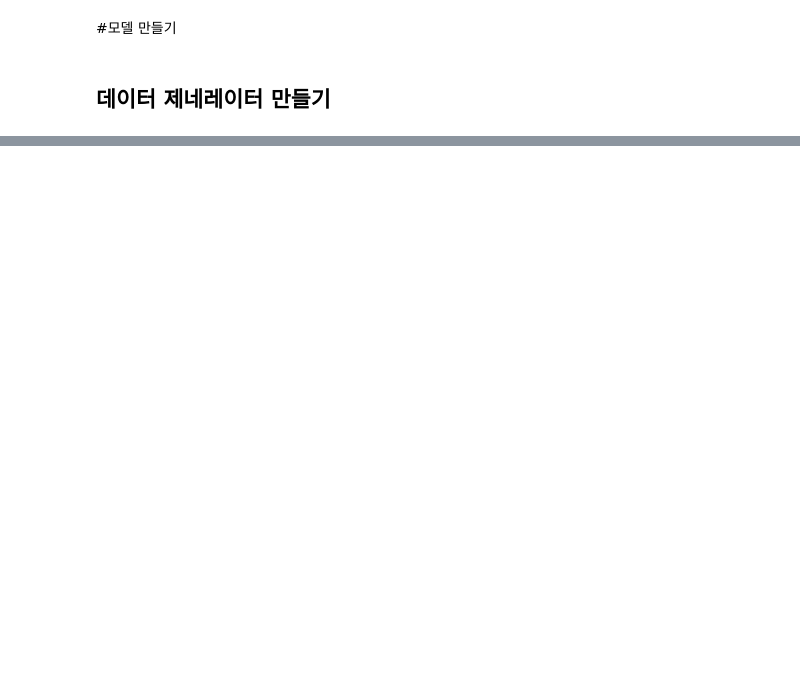
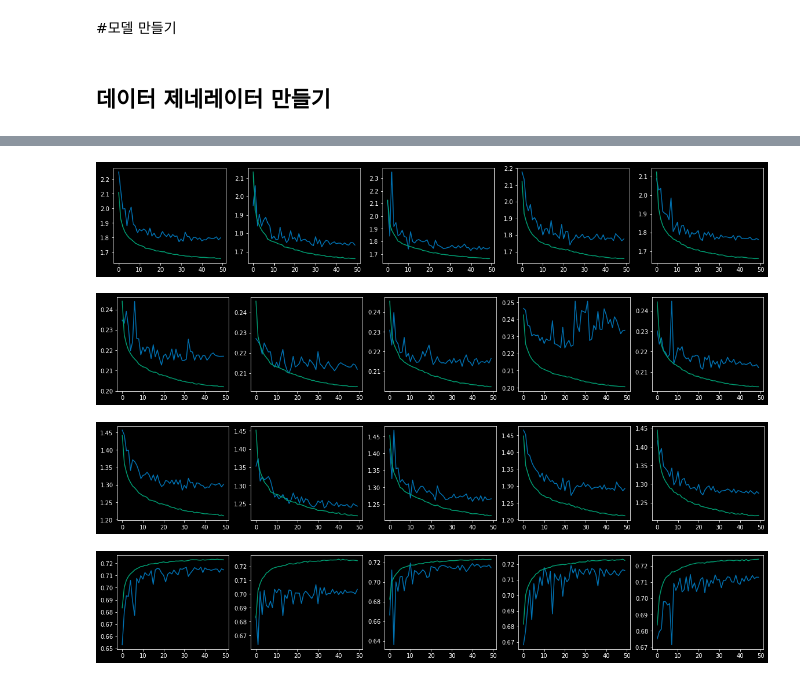
Before and after one commit to deagwon97/dacon-satellite-precipitation, a Jupyter notebook: ResNet_base_model_TPU.ipynb, the cells around one changed output, grey strips where cells are left out. Cells and saved outputs as stored; diff of their text form; code cells hidden in the pictures; blank space fills up the shorter version.

```diff
--- a/ResNet_base_model_TPU.ipynb
+++ b/ResNet_base_model_TPU.ipynb
@@ -199,5 +205,3 @@ def get_validation_dataset(dataset,batch_size = None):
     dataset = dataset.cache()
     dataset = dataset.prefetch(AUTO) # prefetch next batch while training (autotune prefetch buffer size)
     return dataset
-# %%
- model = tf.keras.models.load_model('/content/model_trainonly_4.h5')
@@ -378,19 +322,11 @@ def maeOverFscore(y_true, y_pred):
 # %%
-import tensorflow as tf
-import os
-import tensorflow_datasets as tfds
-from sklearn.model_selection import KFold
-AUTOTUNE = tf.data.experimental.AUTOTUNE
-AUTO = tf.data.experimental.AUTOTUNE
-
 k_fold = KFold(n_splits=5, shuffle=True, random_state=7777)
-
 
 model_number = 0
 histories = []
 for train_idx, val_idx in k_fold.split(train):
     print(f'Fold{model_number + 1}')
-    x_val, y_val = train[val_idx, :, :, :10], train[val_idx, :, :, -1]
+    #x_val, y_val = train[val_idx, :, :, :10], train[val_idx, :, :, -1]
     models = []
     ### TPU 할당 및 초기화-------------------
     resolver = tf.distribute.cluster_resolver.TPUClusterResolver(tpu='grpc://' + os.environ['COLAB_TPU_ADDR'])
@@ -409,11 +345,11 @@ for train_idx, val_idx in k_fold.split(train):
         tf.keras.callbacks.ReduceLROnPlateau(
             monitor='val_loss',
             patience=3,
-            factor=0.8
+            factor=0.9
         ),
 
         tf.keras.callbacks.ModelCheckpoint(
-            filepath = f'model_{model_number}.h5',
+            filepath = f'/content/drive/My Drive/2020 Kaggle Study/deagwon/resnet_augment8/restnet_model_{model_number}.h5',
             monitor='val_maeOverFscore',
             save_best_only=True
         )
@@ -432,13 +368,17 @@ for train_idx, val_idx in k_fold.split(train):
     validation_dataset = get_validation_dataset(validation_dataset,
                                                 batch_size = batch_size)
     ### model.fit-------------------
-    history = model.fit(train_dataset, epochs=50,
-            #batch_size=batch_size,
-            steps_per_epoch = len(train[train_idx, :, :, :10])*8 // batch_size,
-            validation_data=validation_dataset,
-            callbacks=callbacks_list)
+    history = model.fit(train_dataset, epochs=10,
+            steps_per_epoch = len(train[train_idx, :, :, :10]) // batch_size,
+            validation_data=validation_dataset#,
+            #callbacks=callbacks_list
+            )
 
-    histories.append(history)
+    #histories.append(history)
+    #import pickle
+    break
+    with open(f'/content/drive/My Drive/2020 Kaggle Study/deagwon/resnet_augment8/histtory_{model_number}', 'wb') as file_pi:
+            pickle.dump(history.history, file_pi)
 
     model_number = model_number + 1
     ### model append -------------------
@@ -459,0 +385,45 @@ INFO:tensorflow:*** Num TPU Cores: 8
+# %%
+histories = []
+for i in range(5):
+    history= pickle.load(open(f'/content/drive/My Drive/2020 Kaggle Study/deagwon/resnet_augment8/histtory_{i}', 'rb'))
+    histories.append(history)
+# %%
+#maeOverFscore
+plt.figure(figsize = (20,3))
+for i in range(5):
+    plt.subplot(1,5,i+1)
+    plt.plot(histories[i]['val_maeOverFscore'])
+    plt.plot(histories[i]['maeOverFscore'])
+plt.show()
+# %% [output]
+[figure, added]
+# %%
+# loss
+plt.figure(figsize = (20,3))
+for i in range(5):
+    plt.subplot(1,5,i+1)
+    plt.plot(histories[i]['val_loss'])
+    plt.plot(histories[i]['loss'])
+plt.show()
+# %% [output]
+[figure, added]
+# %%
+# custom_mae
+plt.figure(figsize = (20,3))
+for i in range(5):
+    plt.subplot(1,5,i+1)
+    plt.plot(histories[i]['val_custom_mae'])
+    plt.plot(histories[i]['custom_mae'])
+plt.show()
+# %% [output]
+[figure, added]
+# %%
+# f1_metric
+plt.figure(figsize = (20,3))
+for i in range(5):
+    plt.subplot(1,5,i+1)
+    plt.plot(histories[i]['val_f1_metric'])
+    plt.plot(histories[i]['f1_metric'])
+plt.show()
+# %% [output]
+[figure, added]
```
Also changed, not shown: parts of 16 cells of this notebook.
